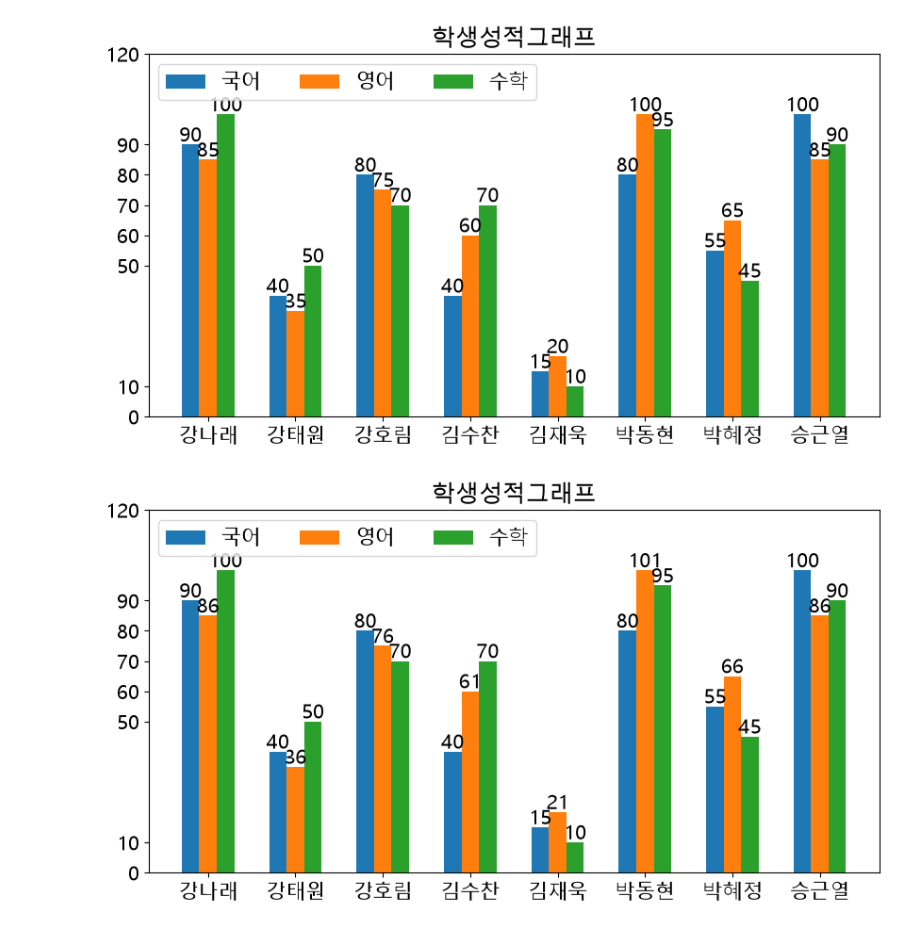
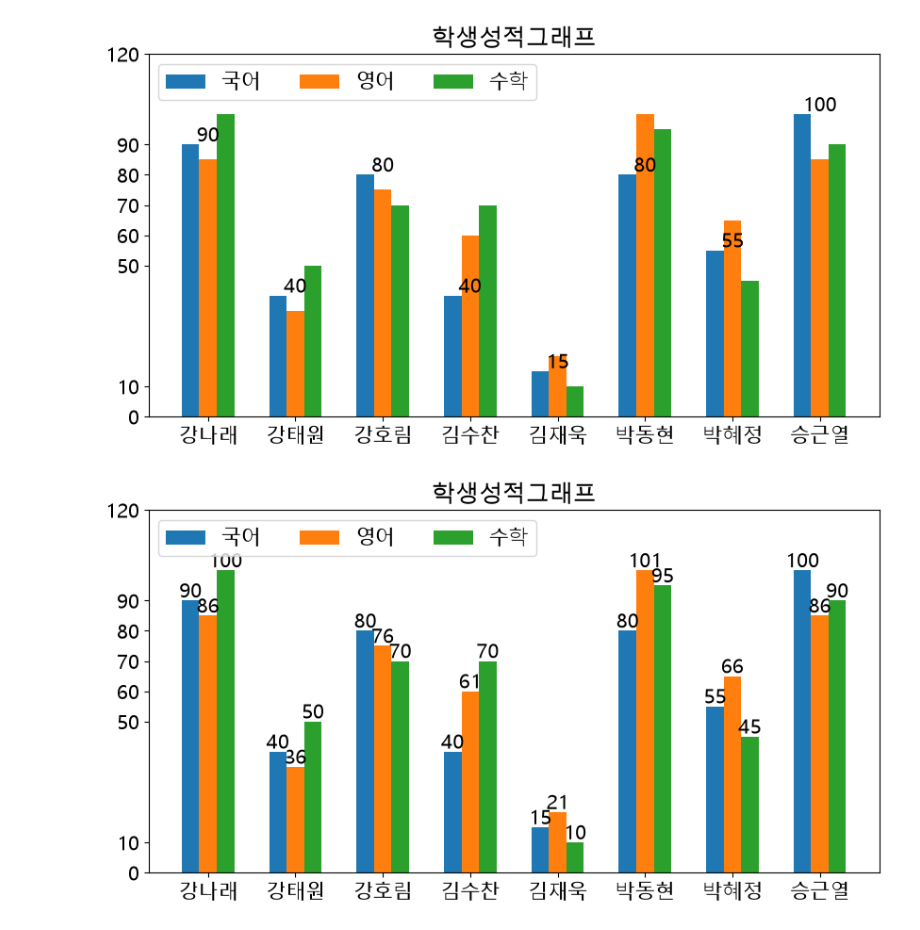
Before and after one commit to naegil73-png/aix_data_0928, a Jupyter notebook: p1002/p1002_07.ipynb, the cells around one changed output. Saved outputs shown, nothing was run; the diff lists cells and outputs as text; code cells hidden in the pictures.

```diff
--- a/p1002/p1002_07.ipynb
+++ b/p1002/p1002_07.ipynb
@@ -12,28 +12,3 @@ df = pd.read_excel('file/score.xlsx',index_col="지원번호")
 # %%
-# 선 스타일
-x = [1,2,3]
-# x = ['홍길동','유관순','강감찬']
-y = [20,40,80]
-y2 = [50,10,30]
-y3 = [10,20,50]
-colors = ['red','green','blue']
-plt.title('학생성적그래프')
-# color:그래프 색상변경  :색상('red'),여러개 - ['red','green','blue']
-# width:막대그래프 넓이조절, alpha:투명도
-bar = plt.bar(x,y,color=colors,width=0.8,alpha=0.5)
-bar[0].set_hatch('/')
-bar[1].set_hatch('x')
-bar[2].set_hatch('..')
-
-# grid - 격자선, 안내선
-plt.grid(axis='y',linewidth=2,color='purple',linestyle='-.',alpha=0.5)
-plt.grid(axis='x')
-
-# 가로막대그래프 생성
-# plt.barh(y,x)
-# rotation :각도조절
-# plt.xticks(x,rotation=90)
-for i,v in enumerate(y):
-    plt.text(x[i],y[i]+2,v,ha='center')
-plt.show()
+df.shape[0]
 # %% [output]
@@ -41,32 +16,30 @@ plt.show()
 # %%
 # 선 스타일
 # x = df.index
 # index = [1,2,3,4,5,6,7,8]
 index = np.arange(df.shape[0])
 x = df['이름']
 y = df['국어']
 y2 = df['영어']
 y3 = df['수학']
 plt.figure(figsize=(10,5))
 colors = ['red','green','blue']
 plt.title('학생성적그래프')
 plt.bar(index-0.2,y,label='국어',width=0.2)
 plt.bar(index,y2,label='영어',width=0.2)
 plt.bar(index+0.2,y3,label='수학',width=0.2)
 
 # 바 성적을 출력하시오.
 for i,(v,v2,v3) in enumerate(zip(y,y2,y3)):
-    plt.text(i-0.2,v+1,v,ha='center')
-    plt.text(i,v2+1,v2,ha='center')
-    plt.text(i+0.2,v3+1,v3,ha='center')
+    plt.text(i,v+1,v,ha='center')
 
 
 plt.legend(ncol=3)
 plt.xticks(index,df['이름']) # index의 위치에 df['이름']으로 대체
 plt.yticks([0,50,60,70,80,90,10,120])
 plt.show()
 # %% [output]
-[figure, old version]
+[figure, new version]
 # %%
 # 선 스타일
 # x = df.index
```
Also changed, not shown: parts of 4 cells of this notebook, 41 other files.
